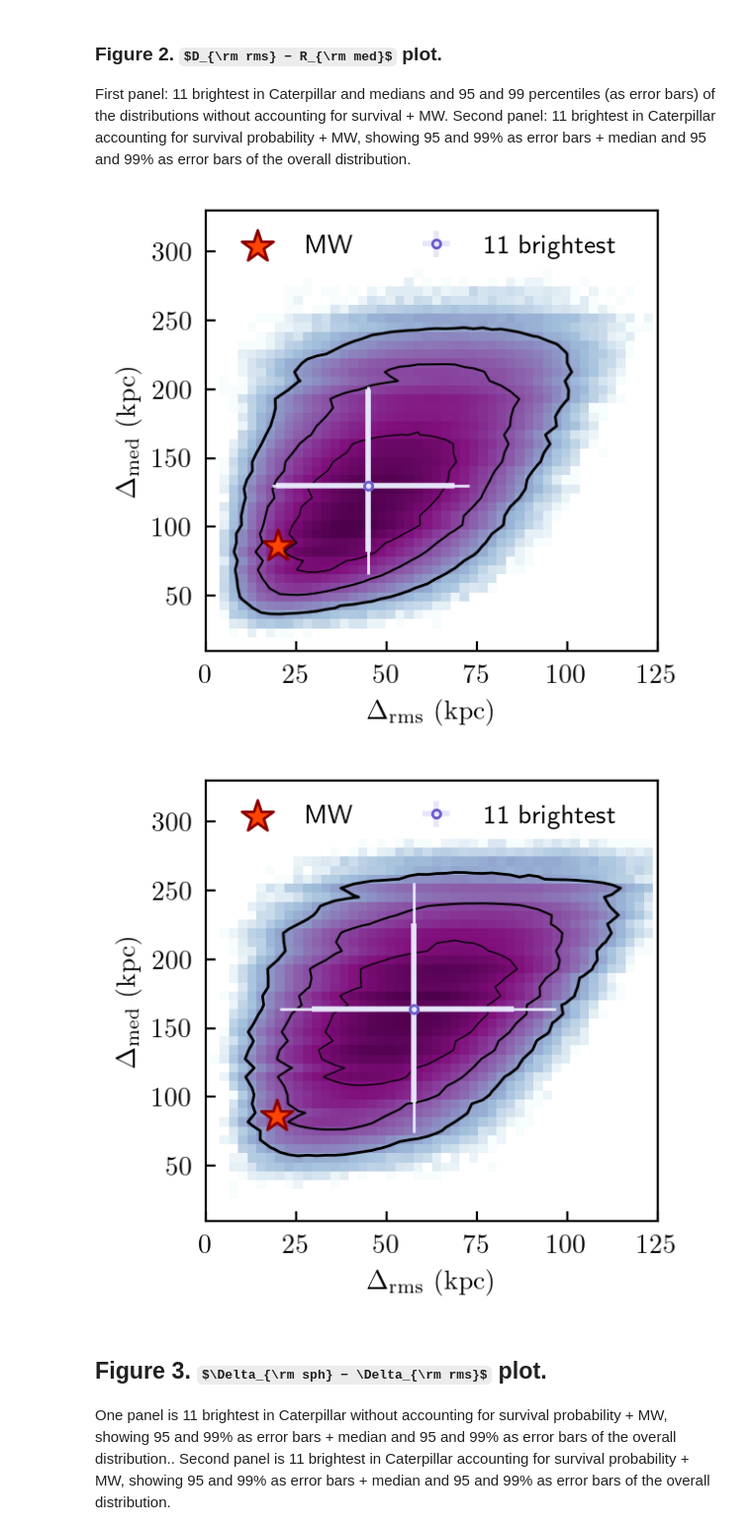
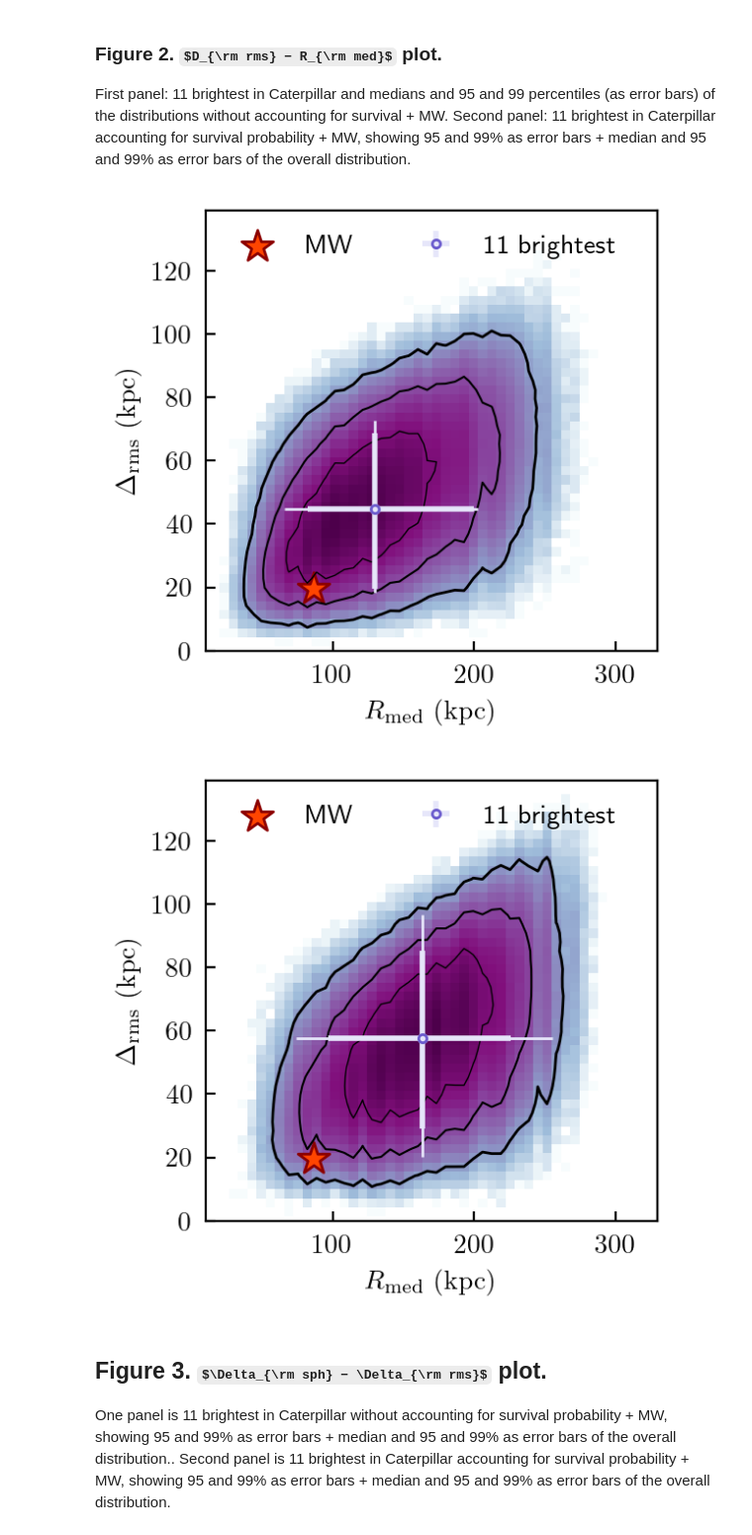
Before and after one commit to khanhnp910/SatelliteAnisotropy, a Jupyter notebook: src/notebook_paper.ipynb, the cells around one changed output. Shown at 99% size. Saved outputs shown, nothing was run; the diff lists cells and outputs as text; code cells hidden in the pictures; some formulas as TeX source.

```diff
--- a/src/notebook_paper.ipynb
+++ b/src/notebook_paper.ipynb
@@ -99,17 +168,17 @@ data_surv_probs_dir = join(config.gendata_dir,
 brightest_dir = join(config.gendata_dir,
                      config.gendata_brightest_name_template.substitute(catalog='caterpillar', _300kpc='_300kpc'))
 # %%
-hist_general(data_dir, X_type='D_rms', Y_type='R_med', save_dir=save_dir,
-             xlims=[0,125], ylims=[10,330],
+hist_general(data_dir, Y_type='D_rms', X_type='R_med', save_dir=save_dir,
+             ylims=[0,139], xlims=[10,330],
              saveimage=saveimage, figsize=(3,3))
 # %% [output]
-[figure, old version]
+[figure, new version]
 # %%
-hist_general(data_surv_probs_dir, brightest_dir=brightest_dir, X_type='D_rms', Y_type='R_med',
-             xlims=[0, 125], ylims=[10, 330],
+hist_general(data_surv_probs_dir, brightest_dir=brightest_dir, Y_type='D_rms', X_type='R_med',
+             ylims=[0, 139], xlims=[10, 330],
              is_surv_probs=True, save_dir=save_dir, saveimage=saveimage, figsize=(3,3))
 # %% [output]
-[figure, old version]
+[figure, new version]
 # %% [markdown]
 ## Figure 3. $\Delta_{\rm sph} − \Delta_{\rm rms}$ plot.
 
```
Also changed, not shown: parts of 6 cells of this notebook, 4 other files.
